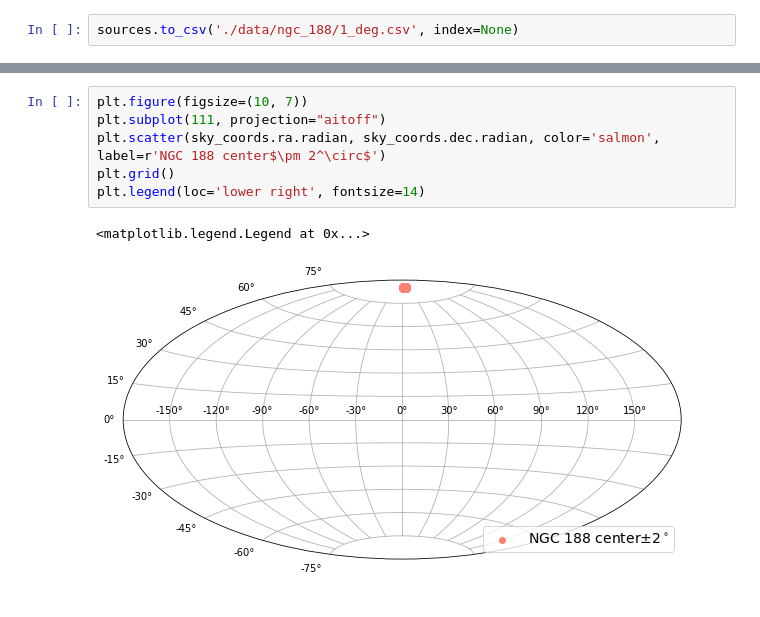
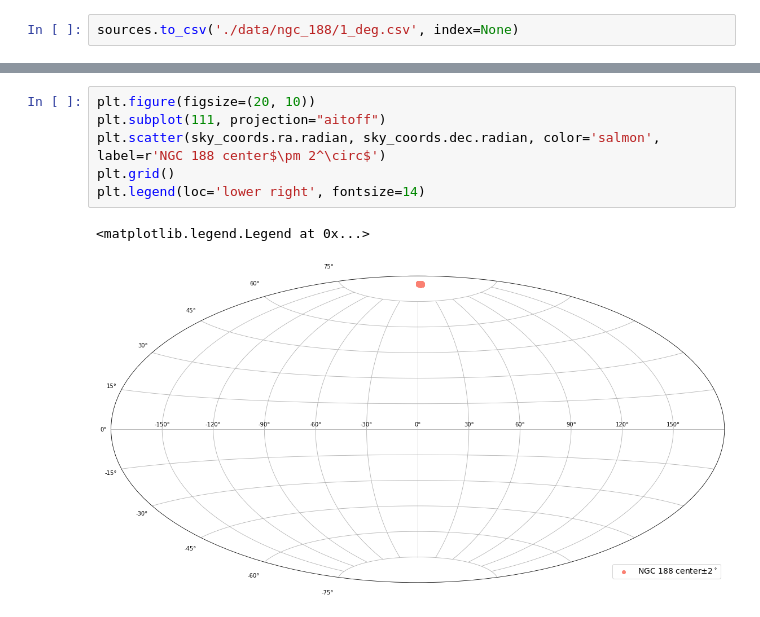
Before and after one commit to maja-jablonska/blue-stragglers-with-gaia, a Jupyter notebook: ngc_188_download_data.ipynb, the cells around one changed output, grey strips where cells are left out. Cells and saved outputs as stored; diff of their text form.

```diff
--- a/ngc_188_download_data.ipynb
+++ b/ngc_188_download_data.ipynb
@@ -77,9 +81,9 @@ sky_coords: list[SkyCoord] = SkyCoord(ra=sources.ra.values, dec=sources.dec.valu
 # %%
-plt.figure(figsize=(10, 7))
+plt.figure(figsize=(20, 10))
 plt.subplot(111, projection="aitoff")
 plt.scatter(sky_coords.ra.radian, sky_coords.dec.radian, color='salmon', label=r'NGC 188 center$\pm 2^\circ$')
 plt.grid()
 plt.legend(loc='lower right', fontsize=14)
 # %% [output]
 <matplotlib.legend.Legend at 0x...>
-[figure, old version]
+[figure, new version]
```
Also changed, not shown: parts of 4 cells of this notebook, 4 other files.
